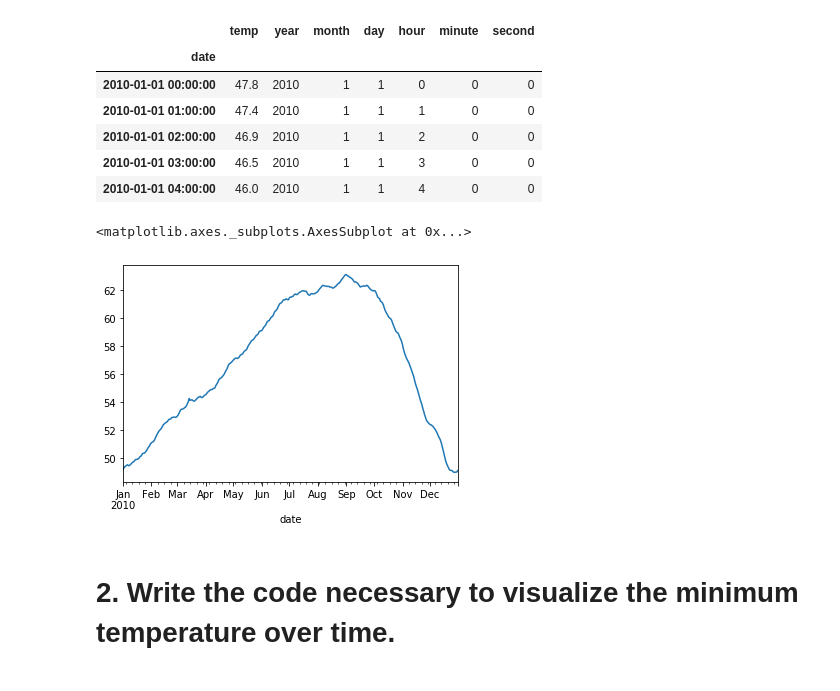
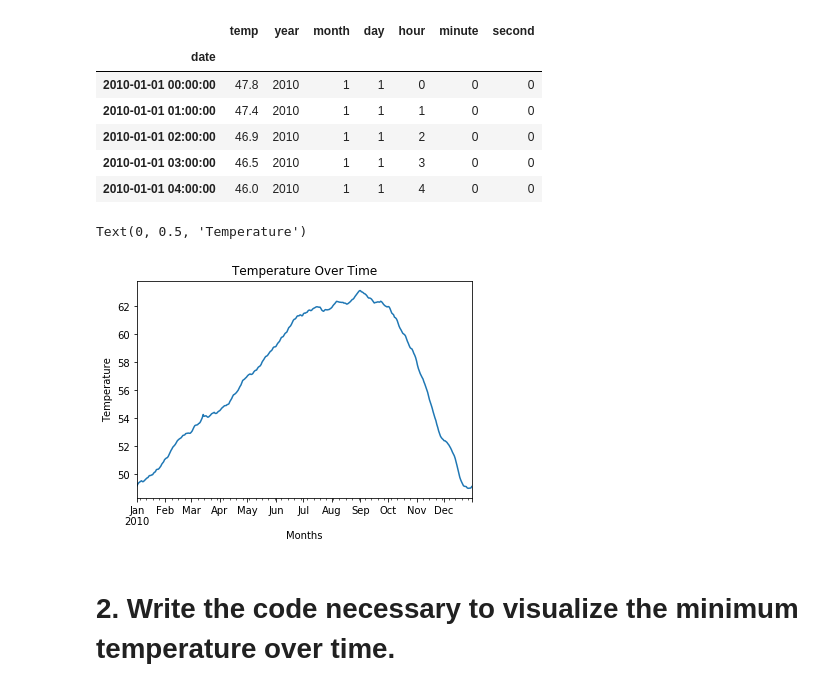
Before and after one commit to george887/time-series-exercises, a Jupyter notebook: time-series-manipulation.ipynb, the cells around one changed output. Drawn from its saved outputs; the diff is of its cells as text; code cells hidden in the pictures.

```diff
--- a/time-series-manipulation.ipynb
+++ b/time-series-manipulation.ipynb
@@ -57,8 +30,11 @@ df.head()
 | 2010-01-01 04:00:00 | 46.0 | 2010 | 1 | 1 | 4 | 0 | 0 |
 # %%
 df.resample('D').mean().temp.plot()
+plt.title("Temperature Over Time")
+plt.xlabel("Months")
+plt.ylabel("Temperature")
 # %% [output]
-<matplotlib.axes._subplots.AxesSubplot at 0x...>
+Text(0, 0.5, 'Temperature')
-[figure, old version]
+[figure, new version]
 # %% [markdown]
 # 2. Write the code necessary to visualize the minimum temperature over time.
```
Also changed, not shown: parts of 50 cells of this notebook.
